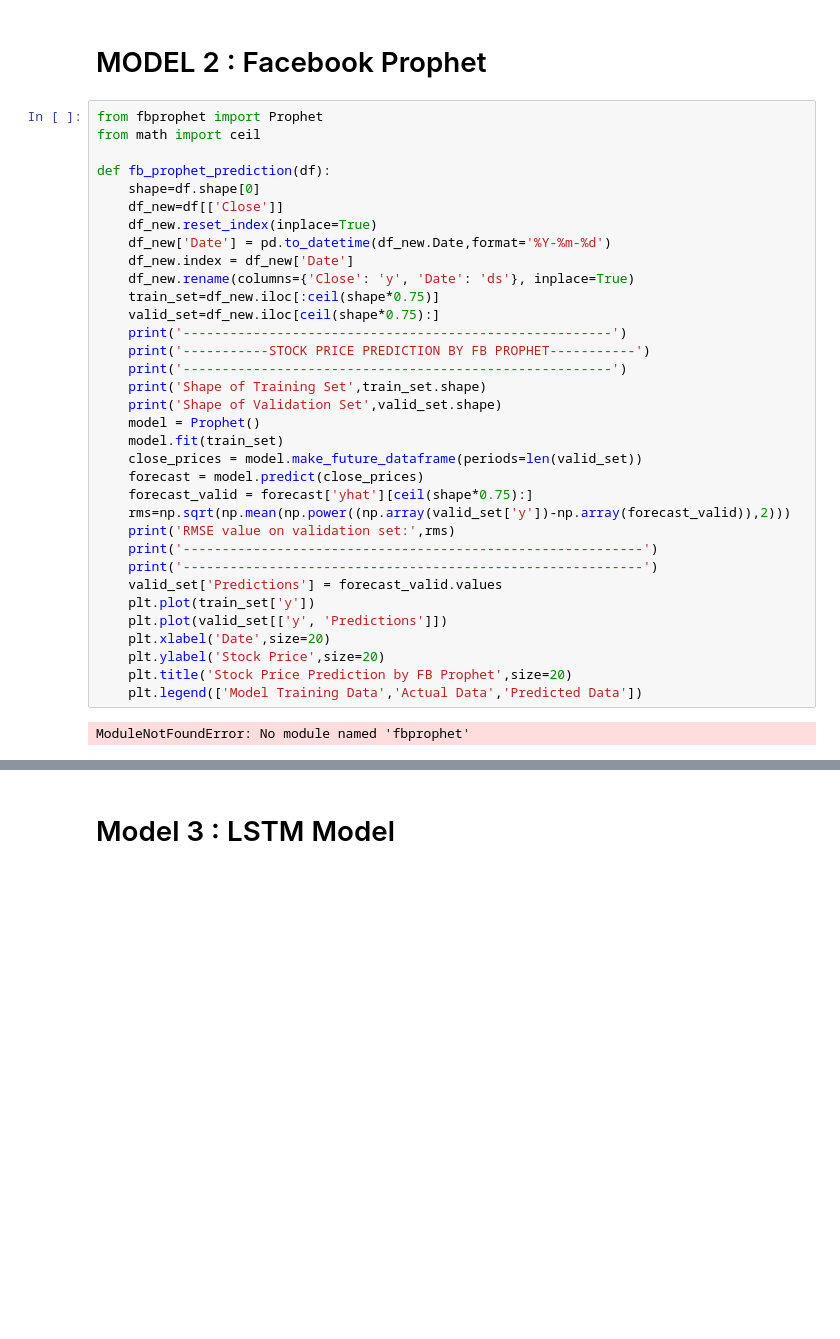
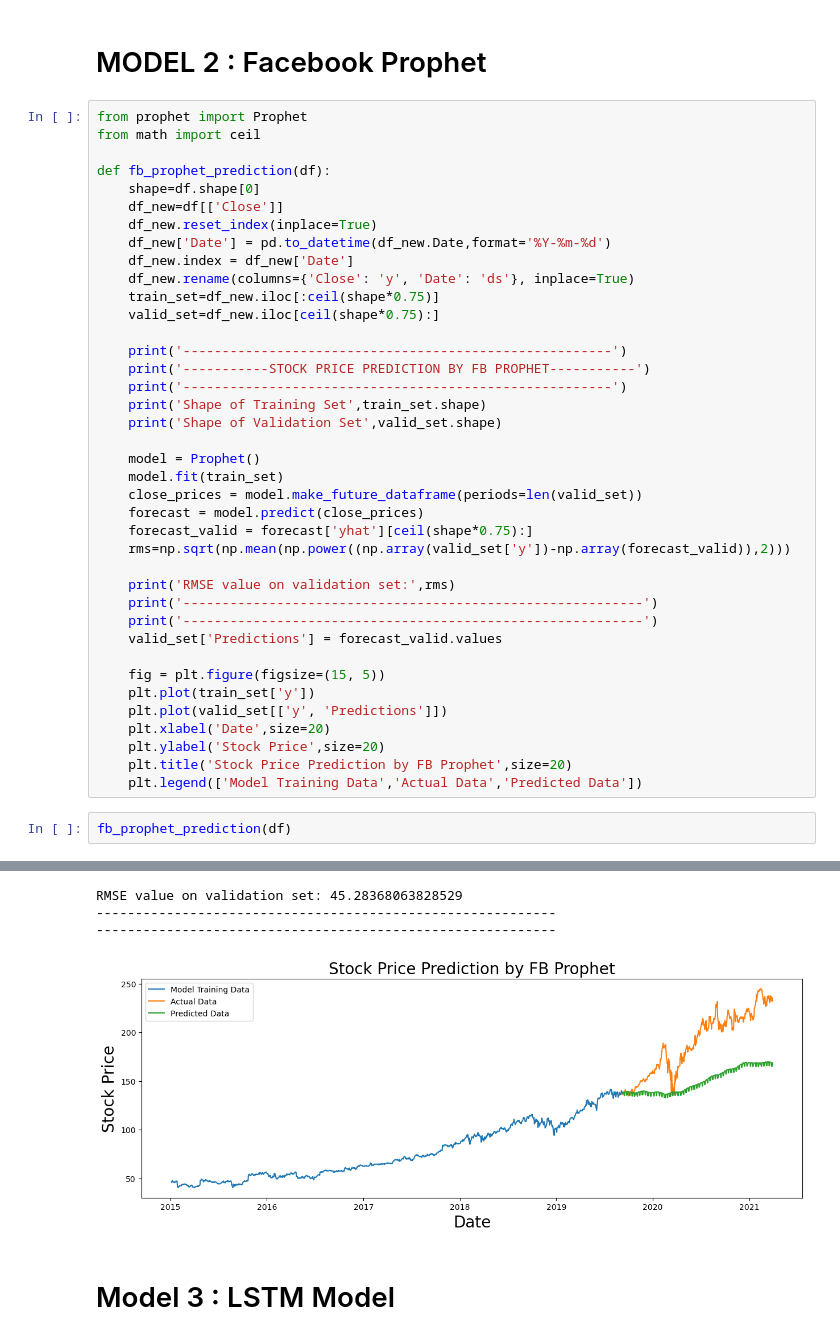
Before and after one commit to Stephie01/Time-Series-Analysis---Predicting-Microsoft-Stock-Prices-, a Jupyter notebook: project.ipynb, the cells around one changed output, grey strips where cells are left out. Saved outputs shown, nothing was run; the diff lists cells and outputs as text; blank space fills up the shorter version.

```diff
--- a/project.ipynb
+++ b/project.ipynb
@@ -838,7 +838,7 @@ Warnings:
 # %% [markdown]
 # MODEL 2 : Facebook Prophet
 # %%
-from fbprophet import Prophet
+from prophet import Prophet
 from math import ceil
 
 def fb_prophet_prediction(df):
@@ -850,26 +850,32 @@ def fb_prophet_prediction(df):
     df_new.rename(columns={'Close': 'y', 'Date': 'ds'}, inplace=True)
     train_set=df_new.iloc[:ceil(shape*0.75)]
     valid_set=df_new.iloc[ceil(shape*0.75):]
+
     print('-------------------------------------------------------')
     print('-----------STOCK PRICE PREDICTION BY FB PROPHET-----------')
     print('-------------------------------------------------------')
     print('Shape of Training Set',train_set.shape)
     print('Shape of Validation Set',valid_set.shape)
+
     model = Prophet()
     model.fit(train_set)
     close_prices = model.make_future_dataframe(periods=len(valid_set))
     forecast = model.predict(close_prices)
     forecast_valid = forecast['yhat'][ceil(shape*0.75):]
     rms=np.sqrt(np.mean(np.power((np.array(valid_set['y'])-np.array(forecast_valid)),2)))
+
     print('RMSE value on validation set:',rms)
     print('-----------------------------------------------------------')
     print('-----------------------------------------------------------')
     valid_set['Predictions'] = forecast_valid.values
+
+    fig = plt.figure(figsize=(15, 5))
     plt.plot(train_set['y'])
     plt.plot(valid_set[['y', 'Predictions']])
     plt.xlabel('Date',size=20)
     plt.ylabel('Stock Price',size=20)
     plt.title('Stock Price Prediction by FB Prophet',size=20)
     plt.legend(['Model Training Data','Actual Data','Predicted Data'])
-# %% [output]
-ModuleNotFoundError: No module named 'fbprophet'
+# %%
+fb_prophet_prediction(df)
+# %% [output]
@@ -876,3 +889,7 @@ ModuleNotFoundError: No module named 'fbprophet'
+RMSE value on validation set: 45.28368063828529
+-----------------------------------------------------------
+-----------------------------------------------------------
+[figure, added]
 # %% [markdown]
 # Model 3 : LSTM Model
 # %%
```
Also changed, not shown: parts of 10 cells of this notebook.
